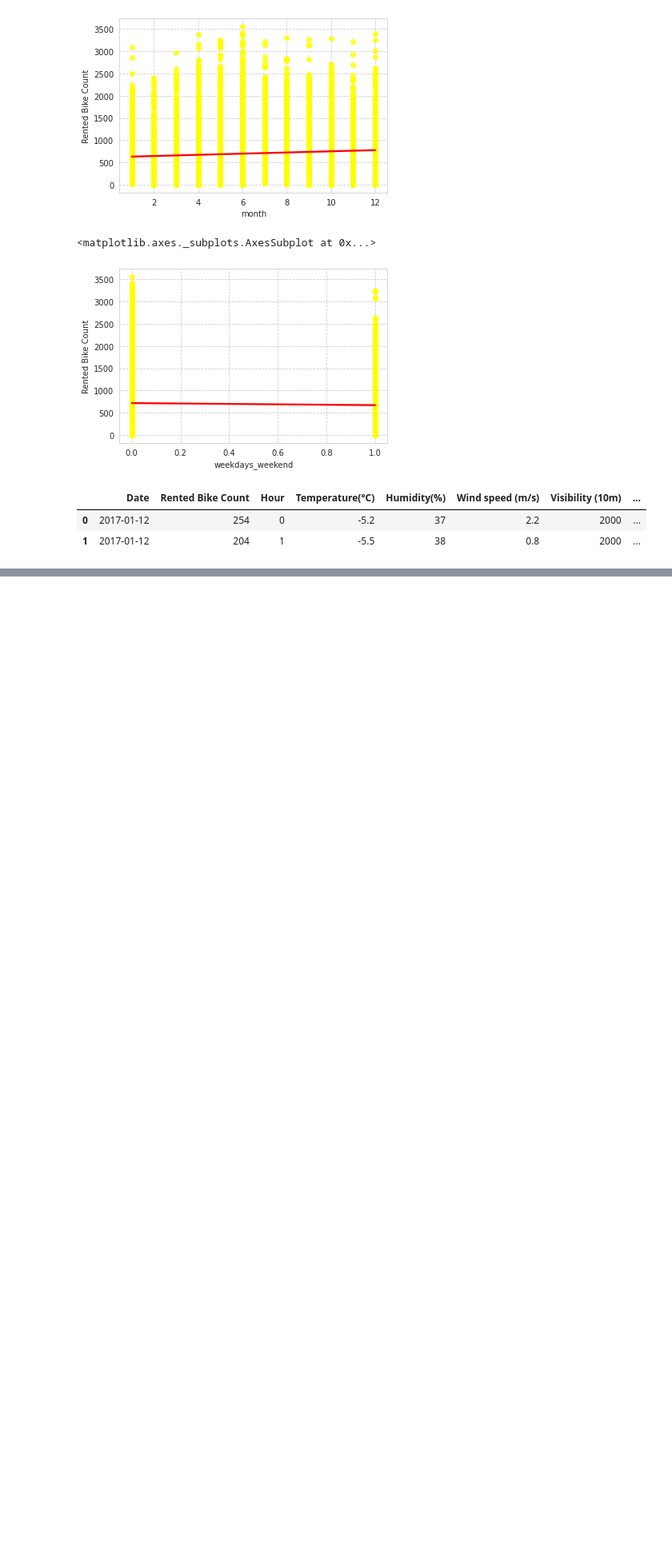
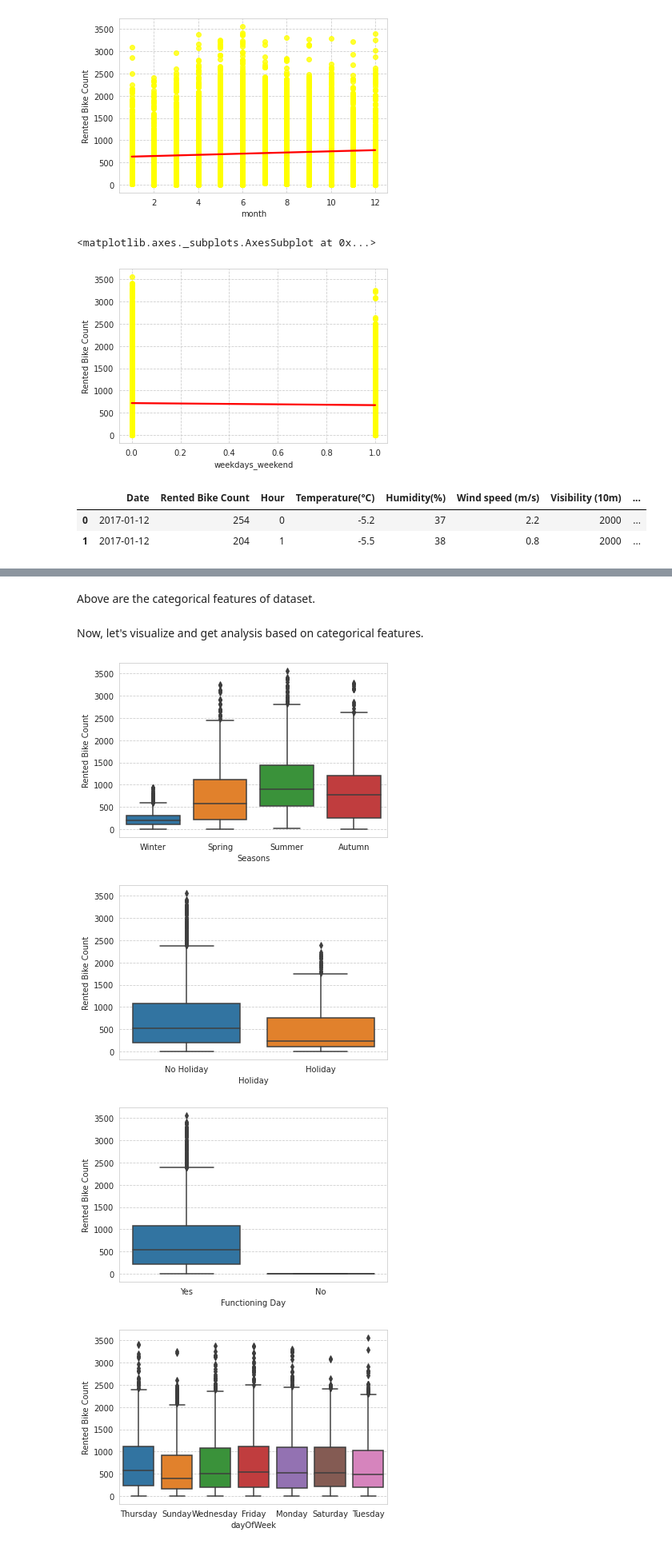
Before and after one commit to nikunjsonule/Bike-Sharing-Demand-Prediction, a Jupyter notebook: Bike_Sharing_Demand_Prediction_Capstone_Project.ipynb, the cells around one changed output, grey strips where cells are left out. Shown at 80% size. Drawn from its saved outputs; the diff is of its cells as text; code cells hidden in the pictures; blank space fills up the shorter version.

```diff
--- a/Bike_Sharing_Demand_Prediction_Capstone_Project.ipynb
+++ b/Bike_Sharing_Demand_Prediction_Capstone_Project.ipynb
@@ -377,3 +357,7 @@ bike_sharing_data.head(2)
 |  | Date | Rented Bike Count | Hour | Temperature(°C) | Humidity(%) | Wind speed (m/s) | Visibility (10m) | ... |
 | 0 | 2017-01-12 | 254 | 0 | -5.2 | 37 | 2.2 | 2000 | ... |
 | 1 | 2017-01-12 | 204 | 1 | -5.5 | 38 | 0.8 | 2000 | ... |
+# %%
+#Extracting categorical features
+categorical_features= bike_sharing_data.select_dtypes(include='object')
+categorical_features
@@ -379,0 +378,15 @@ bike_sharing_data.head(2)
+# %% [markdown]
+Above are the categorical features of dataset.
+# %% [markdown]
+Now, let's visualize and get analysis based on categorical features.
+# %%
+#ploting Box plot to visualize and get some insights
+for col in categorical_features:
+  plt.figure(figsize=(6,4))
+  sns.boxplot(x=bike_sharing_data[col],y=bike_sharing_data["Rented Bike Count"])
+  plt.show()
+# %% [output]
+[figure, added]
+[figure, added]
+[figure, added]
+[figure, added]
```
Also changed, not shown: parts of 9 cells of this notebook.
